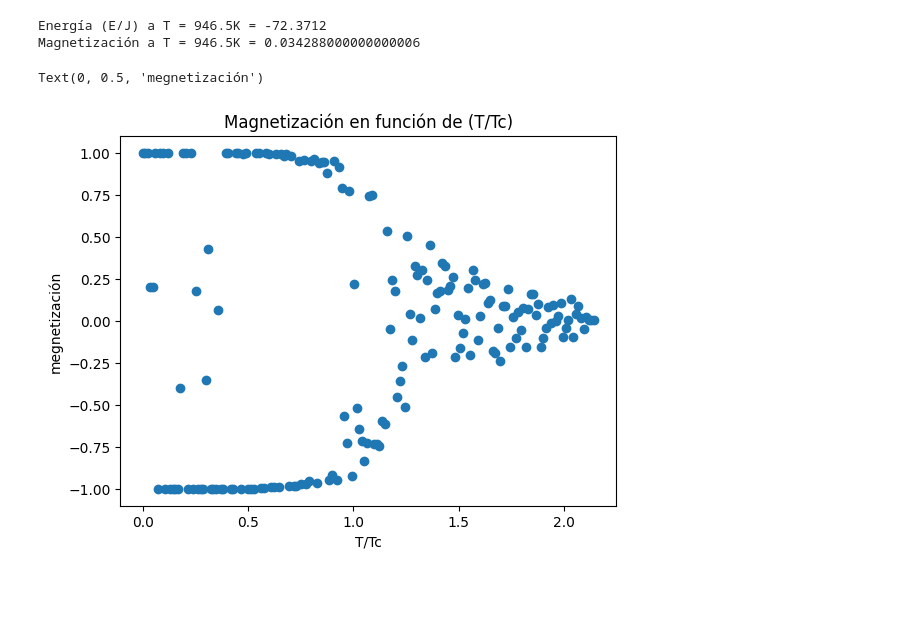
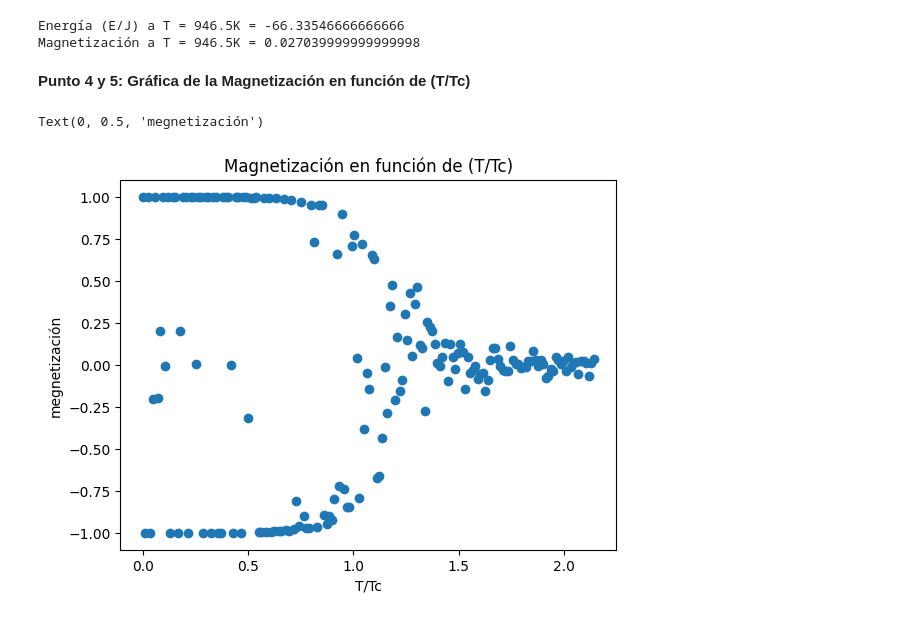
Before and after one commit to jacubillos10/Tarea3_MecanicaEstadistica, a Jupyter notebook: Tarea3_Parte2_ME.ipynb, the cells around one changed output. Cells and saved outputs as stored; diff of their text form; code cells hidden in the pictures; blank space fills up the shorter version.

```diff
--- a/Tarea3_Parte2_ME.ipynb
+++ b/Tarea3_Parte2_ME.ipynb
@@ -94,8 +101,9 @@ Text(0, 0.5, 'Energía adimensional (E/J)')
 """
 Valores promedio de la energía y magnetización para el sistema a T ambiente (298K). Este promedio se tomó a partir de los últimos 5000 datos de energía y magnetización
 """
-energia_adimensional_T_ambiente = np.average(datos_T_ambiente['e/J'][-2500:])
-magnetizacion_T_ambiente = np.average(datos_T_ambiente['m'][-2500:])
+ultimos_puntos = 7500
+energia_adimensional_T_ambiente = np.average(datos_T_ambiente['e/J'][-ultimos_puntos:])
+magnetizacion_T_ambiente = np.average(datos_T_ambiente['m'][-ultimos_puntos:])
 print('Energía (E/J) a T = ' + str(T_ambiente) + 'K = ' + str(energia_adimensional_T_ambiente))
 print('Magnetización a T = ' + str(T_ambiente) + 'K = ' + str(magnetizacion_T_ambiente))
 # %% [output]
@@ -117,28 +125,30 @@ Text(0, 0.5, 'Energía adimensional (E/J)')
 """
 Valores promedio de la energía y magnetización para el sistema a una temperatura encima de la crítica T = 1.5*Tc. Este promedio se tomó a partir de los últimos 5000 datos de energía y magnetización
 """
-energia_adimensional_T_2 = np.average(datos_T_2['e/J'][-2500:])
-magnetizacion_T_2 = np.average(datos_T_2['m'][-2500:])
+energia_adimensional_T_2 = np.average(datos_T_2['e/J'][-ultimos_puntos:])
+magnetizacion_T_2 = np.average(datos_T_2['m'][-ultimos_puntos:])
 print('Energía (E/J) a T = ' + str(T_2) + 'K = ' + str(energia_adimensional_T_2))
 print('Magnetización a T = ' + str(T_2) + 'K = ' + str(magnetizacion_T_2))
 # %% [output]
-Energía (E/J) a T = 946.5K = -72.3712
-Magnetización a T = 946.5K = 0.034288000000000006
+Energía (E/J) a T = 946.5K = -66.33546666666666
+Magnetización a T = 946.5K = 0.027039999999999998
+# %% [markdown]
+<p><b> Punto 4 y 5: Gráfica de la Magnetización en función de (T/Tc) </b></p>
 # %%
 N_puntos = 180
 T_span = np.linspace(0.01, 1350, N_puntos) #K 1350K es una temperatura cercana a la de fusión para el Niquel
 magnetizacion = np.zeros(N_puntos)
 T_adim = (1/Tc)*T_span
 for i in range(N_puntos):
     datos_T = datos_e_y_m_metropolis(T_span[i], Tc)
-    magnetizacion[i] = np.average(datos_T['m'][-2500:])
+    magnetizacion[i] = np.average(datos_T['m'][-ultimos_puntos:])
 #fin for
 fig2 = plt.figure()
 ax2 = fig2.add_subplot(111)
 ax2.scatter(T_adim, magnetizacion)
 ax2.set_title("Magnetización en función de (T/Tc)")
 ax2.set_xlabel("T/Tc")
 ax2.set_ylabel("megnetización")
 # %% [output]
 Text(0, 0.5, 'megnetización')
-[figure, old version]
+[figure, new version]
```
Also changed, not shown: parts of 6 cells of this notebook, 1 other file.
